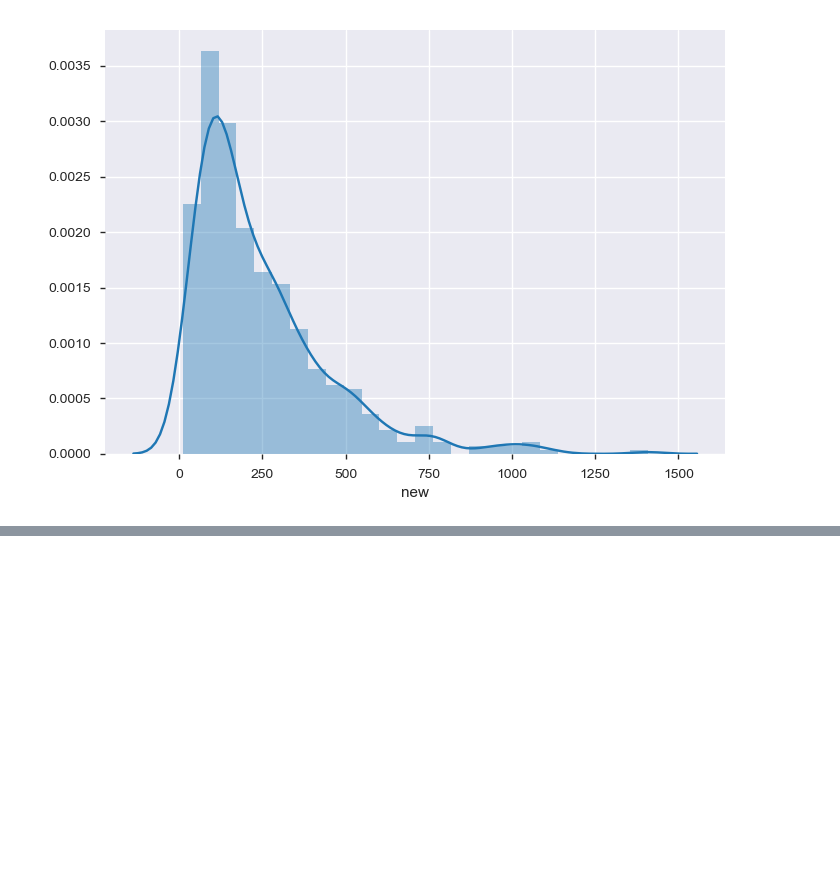
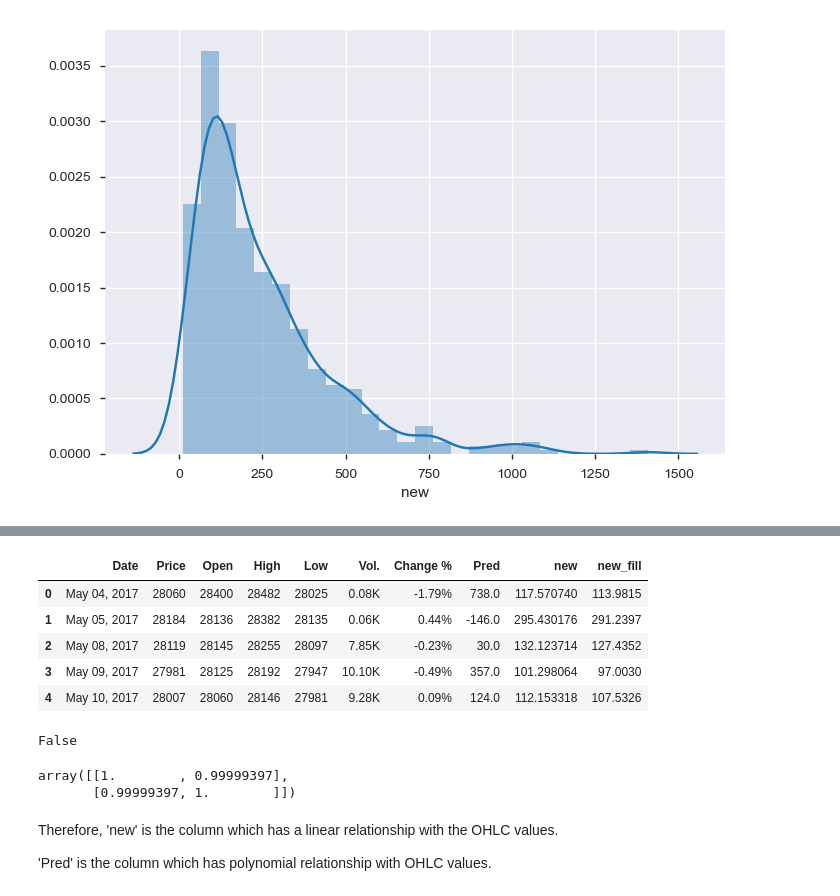
Before and after one commit to atkrish0/securitized-asset-analysis, a Jupyter notebook: 3 - Regression - Beta Calculation.ipynb, the cells around one changed output, grey strips where cells are left out. Cells and saved outputs as stored; diff of their text form; code cells hidden in the pictures; blank space fills up the shorter version.

Commit message:
new column based on OHLC regression coefficients

```diff
--- a/3 - Regression - Beta Calculation.ipynb
+++ b/3 - Regression - Beta Calculation.ipynb
@@ -121 +123,25 @@ Warnings:
 strong multicollinearity or other numerical problems.
+# %%
+gold['new_fill'] = gold.Open*(-1.0004) + gold.High*(1.005) + gold.Low*(-1.0177) + gold.Price*(1.0129)
+# %%
+gold.head()
+# %% [output]
+|  | Date | Price | Open | High | Low | Vol. | Change % | Pred | new | new_fill |
+| 0 | May 04, 2017 | 28060 | 28400 | 28482 | 28025 | 0.08K | -1.79% | 738.0 | 117.570740 | 113.9815 |
+| 1 | May 05, 2017 | 28184 | 28136 | 28382 | 28135 | 0.06K | 0.44% | -146.0 | 295.430176 | 291.2397 |
+| 2 | May 08, 2017 | 28119 | 28145 | 28255 | 28097 | 7.85K | -0.23% | 30.0 | 132.123714 | 127.4352 |
+| 3 | May 09, 2017 | 27981 | 28125 | 28192 | 27947 | 10.10K | -0.49% | 357.0 | 101.298064 | 97.0030 |
+| 4 | May 10, 2017 | 28007 | 28060 | 28146 | 27981 | 9.28K | 0.09% | 124.0 | 112.153318 | 107.5326 |
+# %%
+gold.new_fill.isnull().any()
+# %% [output]
+False
+# %%
+np.corrcoef(gold.new, gold.new_fill)
+# %% [output]
+array([[1.        , 0.99999397],
+       [0.99999397, 1.        ]])
+# %% [markdown]
+Therefore, 'new' is the column which has a linear relationship with the OHLC values.
+
+'Pred' is the column which has polynomial relationship with OHLC values.
```
Also changed, not shown: parts of 4 cells of this notebook.
